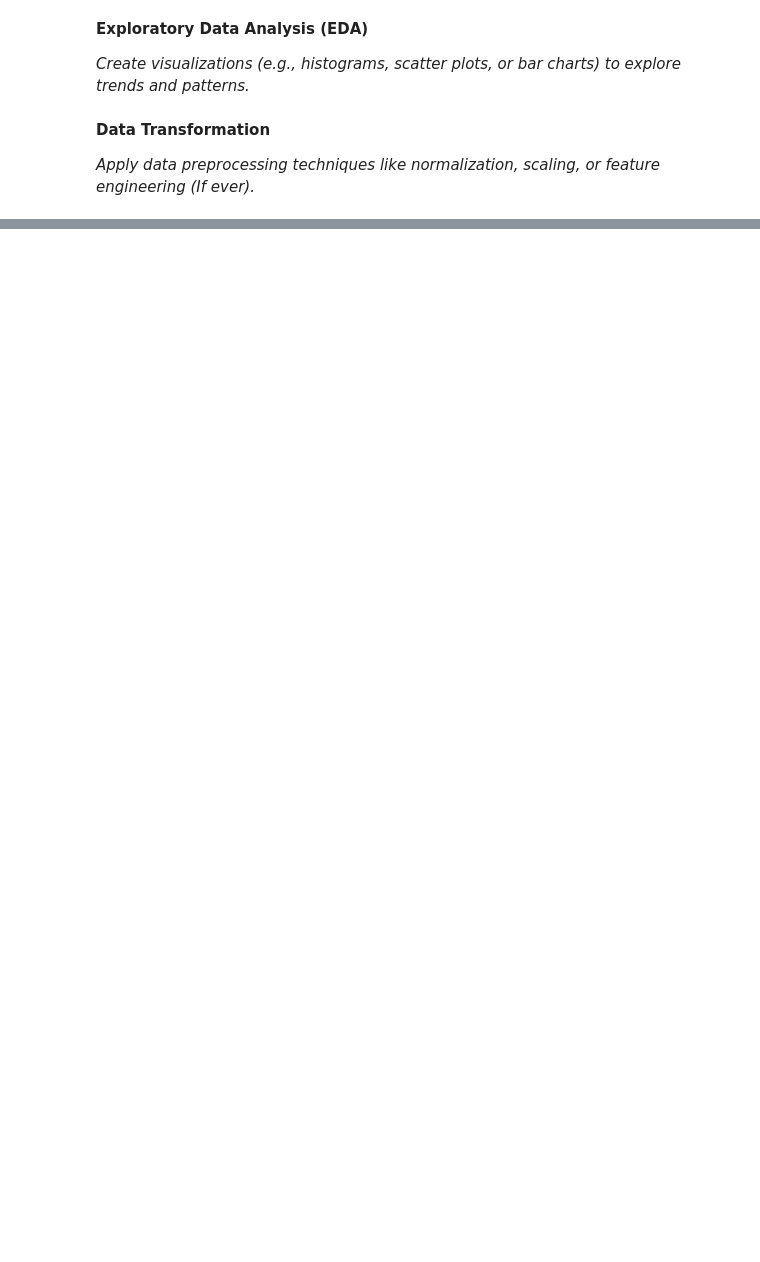
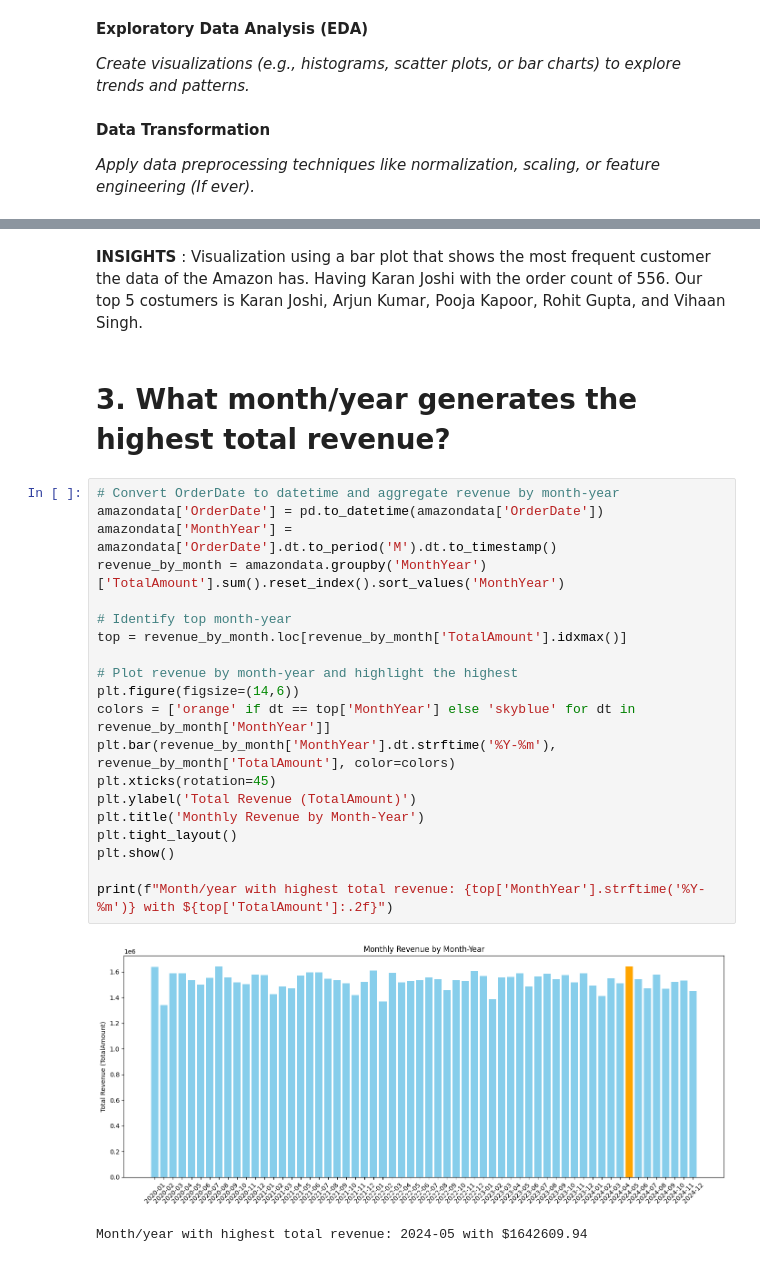
Before and after one commit to bsit2c2025/itcs204_finalsproject_agawin, a Jupyter notebook: MPDA_Agawin.ipynb, the cells around one changed output, grey strips where cells are left out. Saved outputs shown, nothing was run; the diff lists cells and outputs as text; blank space fills up the shorter version.

```diff
--- a/MPDA_Agawin.ipynb
+++ b/MPDA_Agawin.ipynb
@@ -104,0 +158,27 @@ I tried doing the Normalization but failed sir!
+# %% [markdown]
+**INSIGHTS** : Visualization using a bar plot that shows the most frequent customer the data of the Amazon has. Having Karan Joshi with the order count of 556. Our top 5 costumers is Karan Joshi, Arjun Kumar, Pooja Kapoor, Rohit Gupta, and Vihaan Singh.
+# %% [markdown]
+# 3. What month/year generates the highest total revenue?
+# %%
+# Convert OrderDate to datetime and aggregate revenue by month-year
+amazondata['OrderDate'] = pd.to_datetime(amazondata['OrderDate'])
+amazondata['MonthYear'] = amazondata['OrderDate'].dt.to_period('M').dt.to_timestamp()
+revenue_by_month = amazondata.groupby('MonthYear')['TotalAmount'].sum().reset_index().sort_values('MonthYear')
+
+# Identify top month-year
+top = revenue_by_month.loc[revenue_by_month['TotalAmount'].idxmax()]
+
+# Plot revenue by month-year and highlight the highest
+plt.figure(figsize=(14,6))
+colors = ['orange' if dt == top['MonthYear'] else 'skyblue' for dt in revenue_by_month['MonthYear']]
+plt.bar(revenue_by_month['MonthYear'].dt.strftime('%Y-%m'), revenue_by_month['TotalAmount'], color=colors)
+plt.xticks(rotation=45)
+plt.ylabel('Total Revenue (TotalAmount)')
+plt.title('Monthly Revenue by Month-Year')
+plt.tight_layout()
+plt.show()
+
+print(f"Month/year with highest total revenue: {top['MonthYear'].strftime('%Y-%m')} with ${top['TotalAmount']:.2f}")
+# %% [output]
+[figure, added]
+Month/year with highest total revenue: 2024-05 with $1642609.94
```
Also changed, not shown: parts of 22 cells of this notebook, 6 other files.
